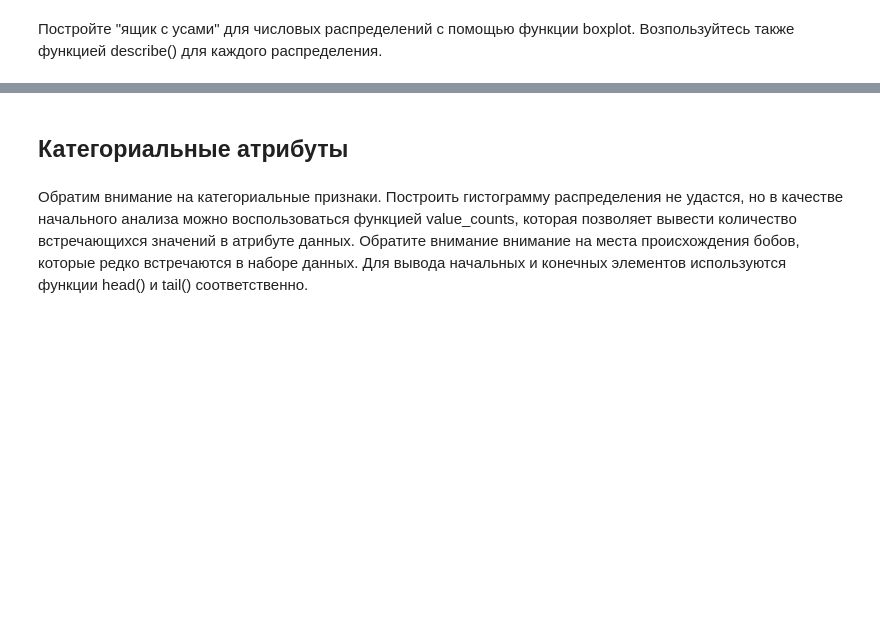
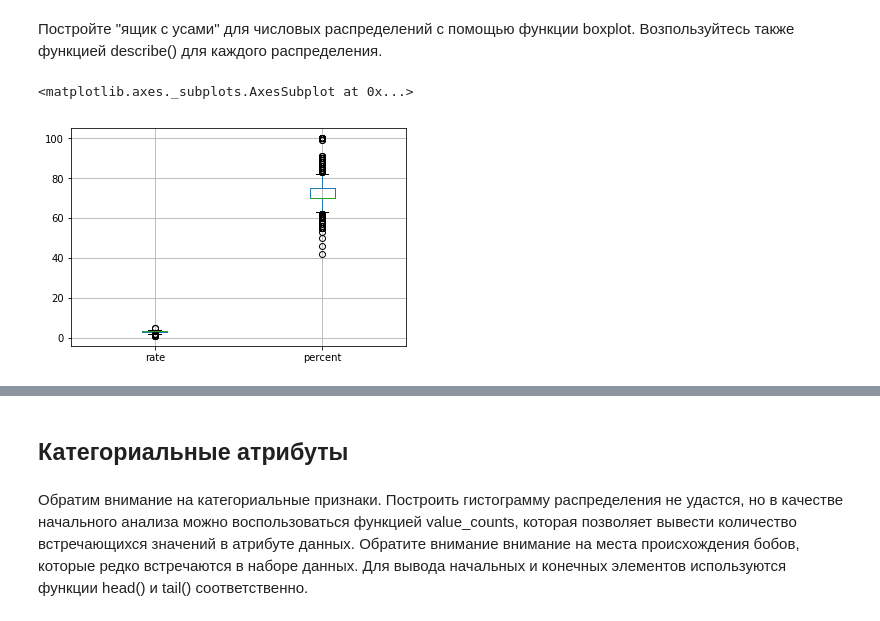
Before and after one commit to zvvzuzin/ml_course, a Jupyter notebook: practics/lab1_pandas/lab_pandas.ipynb, the cells around one changed output, grey strips where cells are left out. Saved outputs shown, nothing was run; the diff lists cells and outputs as text; code cells hidden in the pictures; blank space fills up the shorter version.

```diff
--- a/practics/lab1_pandas/lab_pandas.ipynb
+++ b/practics/lab1_pandas/lab_pandas.ipynb
@@ -52,3 +85,7 @@ dtype('O')
 Постройте "ящик с усами" для числовых распределений с помощью функции boxplot. Возпользуйтесь также функцией describe() для каждого распределения.
 # %%
 # code here
+best_bar.boxplot(column=['rate', 'percent'])
+# %% [output]
+<matplotlib.axes._subplots.AxesSubplot at 0x...>
+[figure, added]
```
Also changed, not shown: parts of 40 cells of this notebook.
